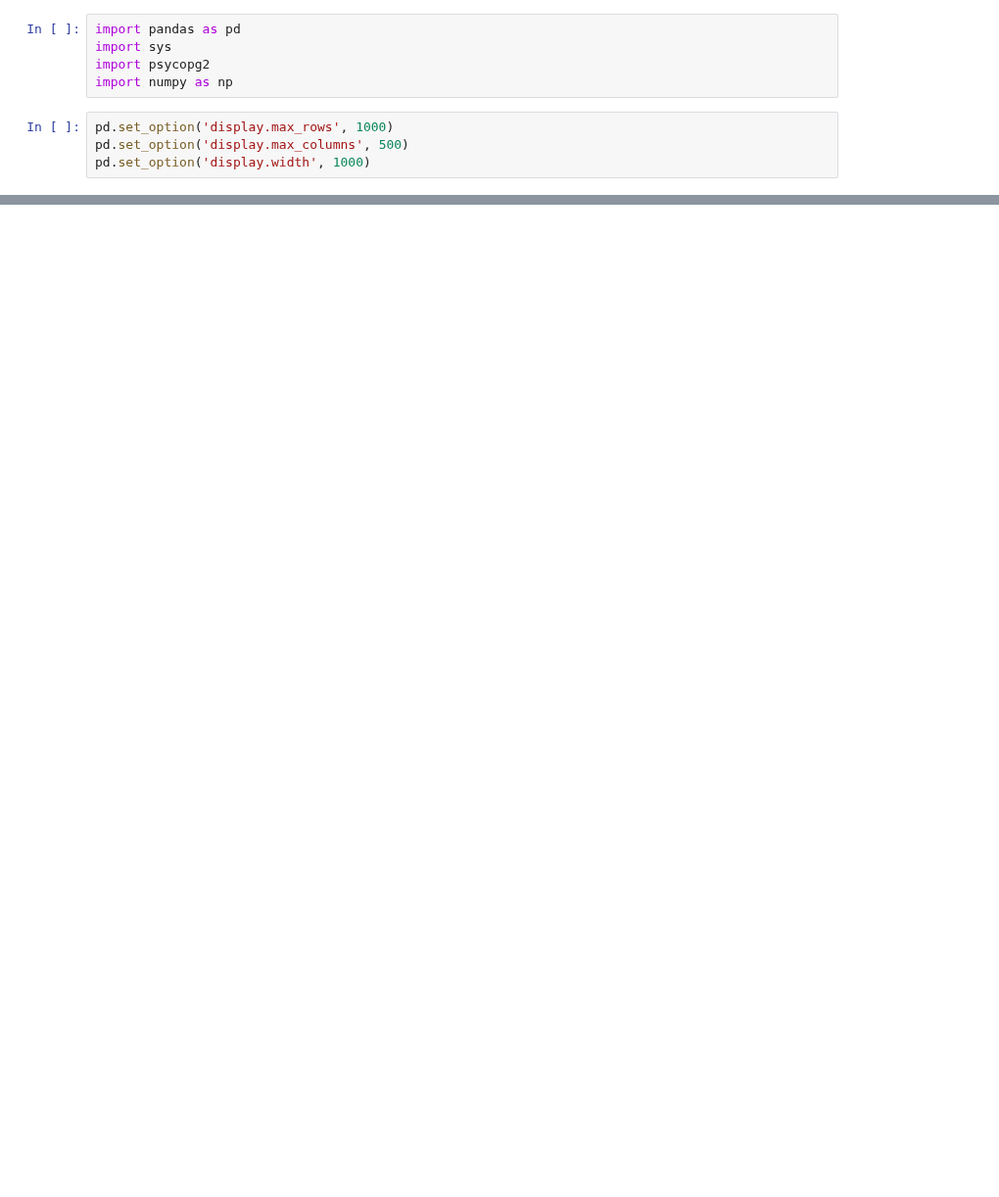
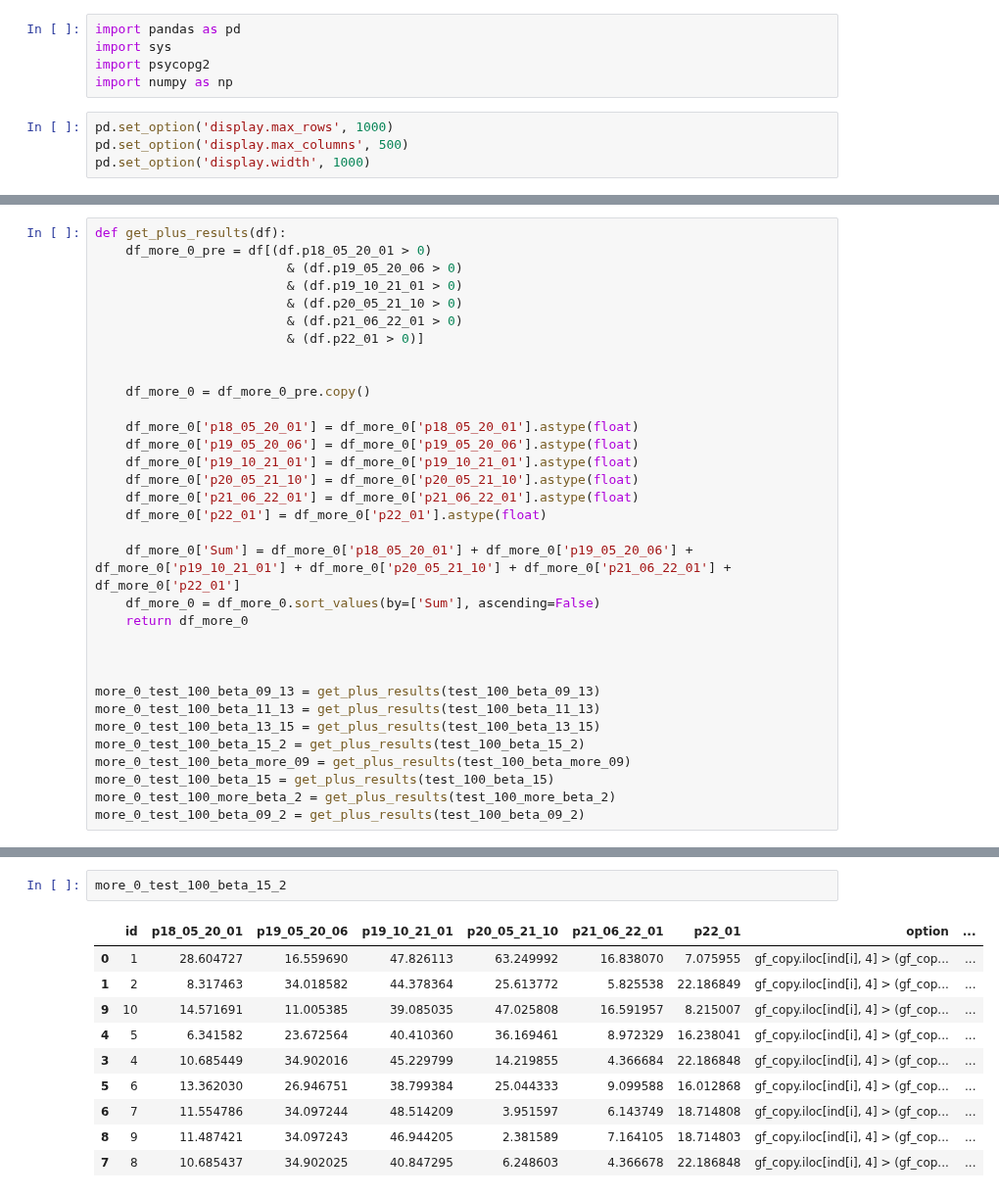
Before and after one commit to ChapnesAl/Tinkoff_Investment, a Jupyter notebook: analyse_str/market_divir/jup_market_div/analyse_sql_table.ipynb, the cells around one changed output, grey strips where cells are left out. Shown at 98% size. Saved outputs shown, nothing was run; the diff lists cells and outputs as text; blank space fills up the shorter version.

Commit message:
- create branch to get signals - create new file to test columns 5

```diff
--- a/analyse_str/market_divir/jup_market_div/analyse_sql_table.ipynb
+++ b/analyse_str/market_divir/jup_market_div/analyse_sql_table.ipynb
@@ -143,0 +80,33 @@ array([], dtype=object)
+# %%
+def get_plus_results(df):
+    df_more_0_pre = df[(df.p18_05_20_01 > 0)
+                         & (df.p19_05_20_06 > 0)
+                         & (df.p19_10_21_01 > 0)
+                         & (df.p20_05_21_10 > 0)
+                         & (df.p21_06_22_01 > 0)
+                         & (df.p22_01 > 0)]
+
+
+    df_more_0 = df_more_0_pre.copy()
+
+    df_more_0['p18_05_20_01'] = df_more_0['p18_05_20_01'].astype(float)
+    df_more_0['p19_05_20_06'] = df_more_0['p19_05_20_06'].astype(float)
+    df_more_0['p19_10_21_01'] = df_more_0['p19_10_21_01'].astype(float)
+    df_more_0['p20_05_21_10'] = df_more_0['p20_05_21_10'].astype(float)
+    df_more_0['p21_06_22_01'] = df_more_0['p21_06_22_01'].astype(float)
+    df_more_0['p22_01'] = df_more_0['p22_01'].astype(float)
+
+    df_more_0['Sum'] = df_more_0['p18_05_20_01'] + df_more_0['p19_05_20_06'] + df_more_0['p19_10_21_01'] + df_more_0['p20_05_21_10'] + df_more_0['p21_06_22_01'] + df_more_0['p22_01']
+    df_more_0 = df_more_0.sort_values(by=['Sum'], ascending=False)
+    return df_more_0
+
+
+
+more_0_test_100_beta_09_13 = get_plus_results(test_100_beta_09_13)
+more_0_test_100_beta_11_13 = get_plus_results(test_100_beta_11_13)
+more_0_test_100_beta_13_15 = get_plus_results(test_100_beta_13_15)
+more_0_test_100_beta_15_2 = get_plus_results(test_100_beta_15_2)
+more_0_test_100_beta_more_09 = get_plus_results(test_100_beta_more_09)
+more_0_test_100_beta_15 = get_plus_results(test_100_beta_15)
+more_0_test_100_more_beta_2 = get_plus_results(test_100_more_beta_2)
+more_0_test_100_beta_09_2 = get_plus_results(test_100_beta_09_2)
@@ -143,0 +181,13 @@ array([], dtype=object)
+# %%
+more_0_test_100_beta_15_2
+# %% [output]
+|  | id | p18_05_20_01 | p19_05_20_06 | p19_10_21_01 | p20_05_21_10 | p21_06_22_01 | p22_01 | option | ... |
+| 0 | 1 | 28.604727 | 16.559690 | 47.826113 | 63.249992 | 16.838070 | 7.075955 | gf_copy.iloc[ind[i], 4] > (gf_cop... | ... |
+| 1 | 2 | 8.317463 | 34.018582 | 44.378364 | 25.613772 | 5.825538 | 22.186849 | gf_copy.iloc[ind[i], 4] > (gf_cop... | ... |
+| 9 | 10 | 14.571691 | 11.005385 | 39.085035 | 47.025808 | 16.591957 | 8.215007 | gf_copy.iloc[ind[i], 4] > (gf_cop... | ... |
+| 4 | 5 | 6.341582 | 23.672564 | 40.410360 | 36.169461 | 8.972329 | 16.238041 | gf_copy.iloc[ind[i], 4] > (gf_cop... | ... |
+| 3 | 4 | 10.685449 | 34.902016 | 45.229799 | 14.219855 | 4.366684 | 22.186848 | gf_copy.iloc[ind[i], 4] > (gf_cop... | ... |
+| 5 | 6 | 13.362030 | 26.946751 | 38.799384 | 25.044333 | 9.099588 | 16.012868 | gf_copy.iloc[ind[i], 4] > (gf_cop... | ... |
+| 6 | 7 | 11.554786 | 34.097244 | 48.514209 | 3.951597 | 6.143749 | 18.714808 | gf_copy.iloc[ind[i], 4] > (gf_cop... | ... |
+| 8 | 9 | 11.487421 | 34.097243 | 46.944205 | 2.381589 | 7.164105 | 18.714803 | gf_copy.iloc[ind[i], 4] > (gf_cop... | ... |
+| 7 | 8 | 10.685437 | 34.902025 | 40.847295 | 6.248603 | 4.366678 | 22.186848 | gf_copy.iloc[ind[i], 4] > (gf_cop... | ... |
```
Also changed, not shown: parts of 44 cells of this notebook, 18 other files.
